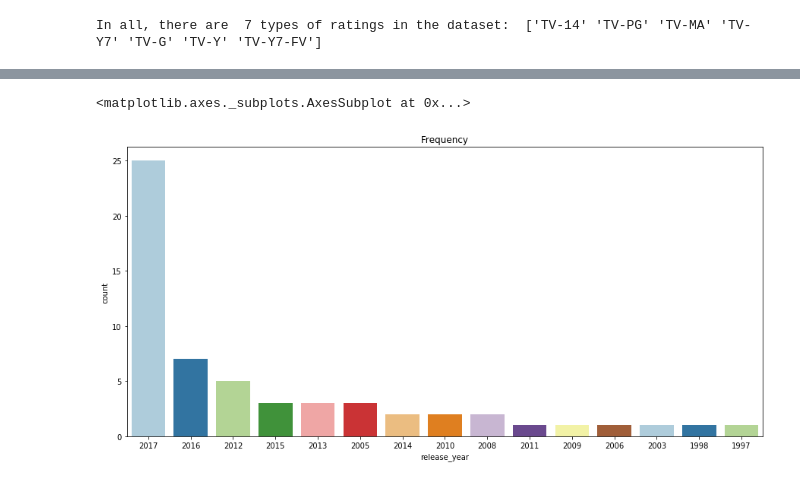
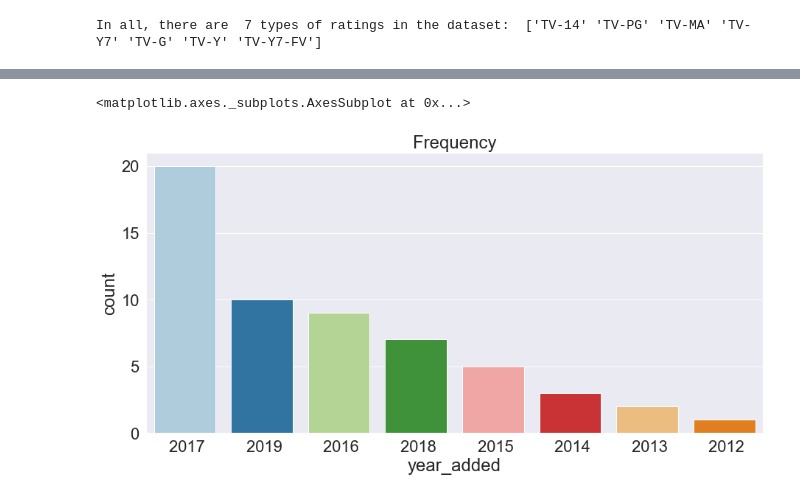
Before and after one commit to AmeerYHassan/Video-Streaming-Analysis, a Jupyter notebook: Graphs/Vaish_code.ipynb, the cells around one changed output, grey strips where cells are left out. Drawn from its saved outputs; the diff is of its cells as text; code cells hidden in the pictures.

```diff
--- a/Graphs/Vaish_code.ipynb
+++ b/Graphs/Vaish_code.ipynb
@@ -5,7 +5,8 @@ import collections as co
 import numpy as np
 import pandas as pd
 import matplotlib.pyplot as plt
+sns.set(font_scale=2)
 # %%
-df = pd.read_csv('finalData.csv', encoding='cp437')
+df = pd.read_csv('finalData.csv')#, encoding='cp437')
 df.head()
 # %% [output]
@@ -20,2 +21,5 @@ print('In all, there are ',df['rating'].nunique(),'types of ratings in the datas
 # %% [output]
 In all, there are  7 types of ratings in the dataset:  ['TV-14' 'TV-PG' 'TV-MA' 'TV-Y7' 'TV-G' 'TV-Y' 'TV-Y7-FV']
+# %%
+df[['month_added','year_added']] = df.date_added.str.split(",",expand=True,)
+df
@@ -22,8 +44,7 @@ In all, there are  7 types of ratings in the dataset:  ['TV-14' 'TV-PG' 'TV-MA'
 # %%
 plt.figure(1, figsize=(15, 7))
 plt.title("Frequency")
-plt.
-sns.countplot(x = "release_year", order=df['release_year'].value_counts().index[0:15] ,data=df,palette=sns.color_palette("Paired", 15))
+sns.countplot(x = "year_added", order=df['year_added'].value_counts().index[0:15] ,data=df,palette=sns.color_palette("Paired", 15))
 # %% [output]
 <matplotlib.axes._subplots.AxesSubplot at 0x...>
-[figure, old version]
+[figure, new version]
```
Also changed, not shown: parts of 15 cells of this notebook.
